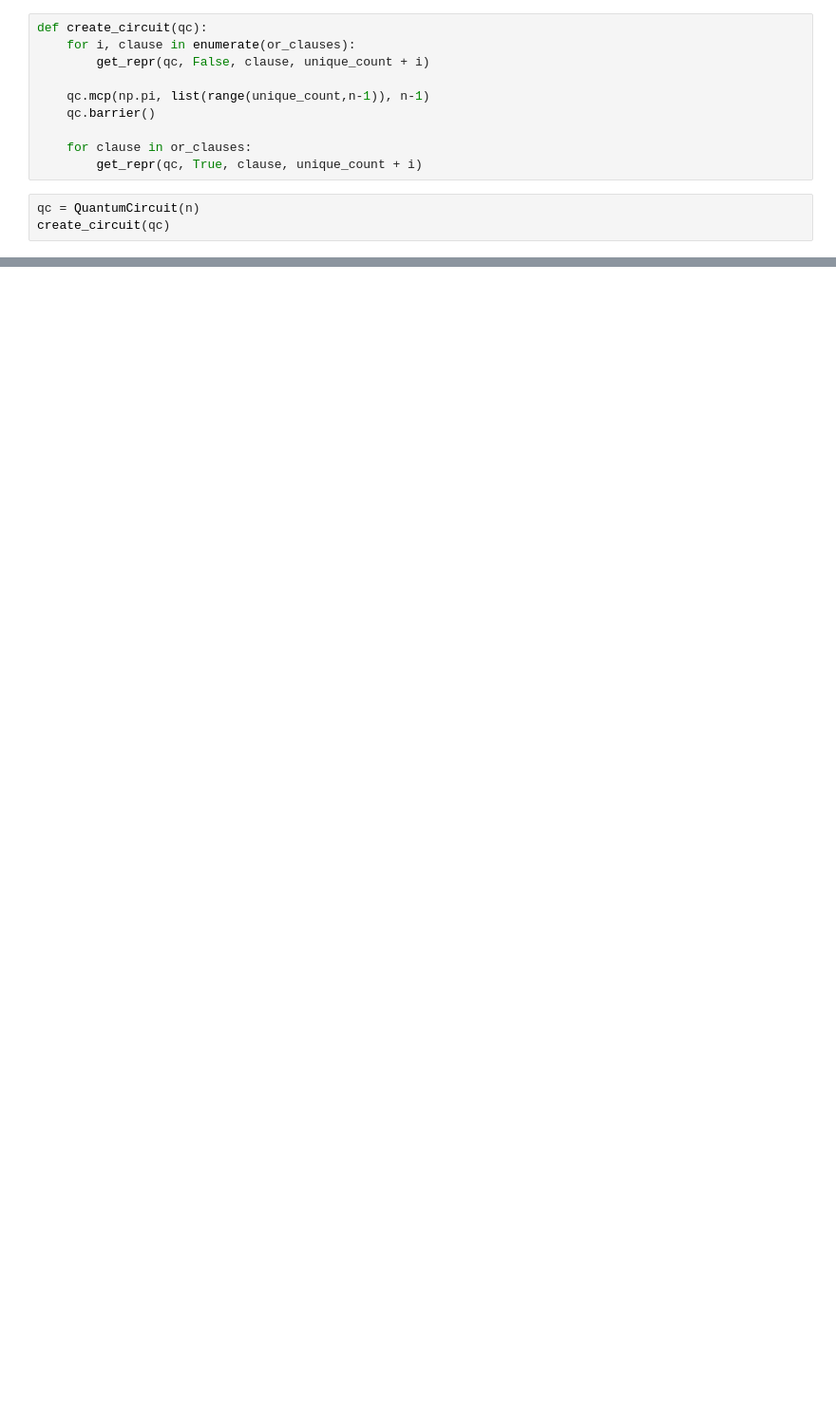
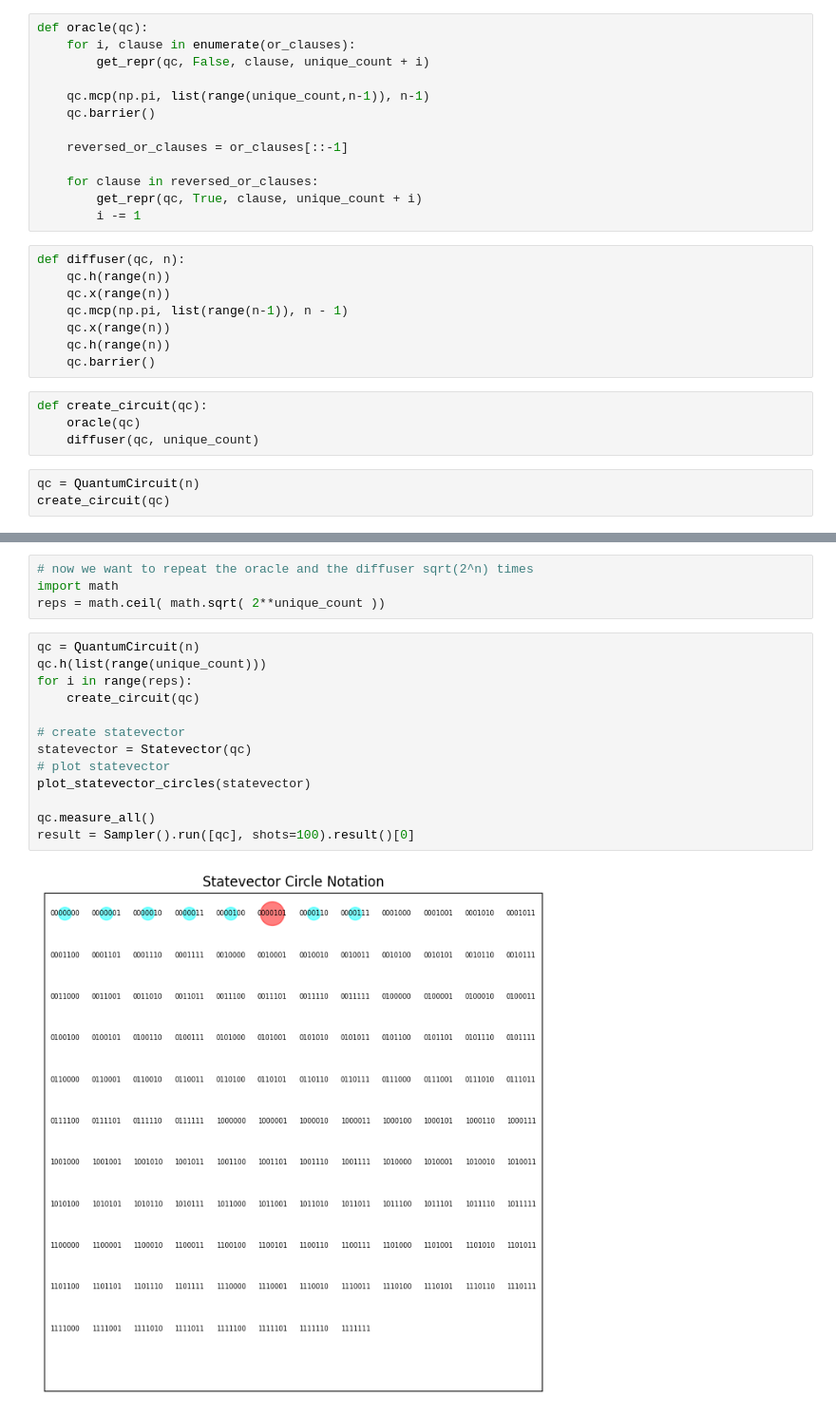
Before and after one commit to michelebanfi/quantum-information-and-algorithms, a Jupyter notebook: Exercises_05.ipynb, the cells around one changed output, grey strips where cells are left out. Shown at 95% size. Saved outputs shown, nothing was run; the diff lists cells and outputs as text; blank space fills up the shorter version.

```diff
--- a/Exercises_05.ipynb
+++ b/Exercises_05.ipynb
@@ -363,15 +363,30 @@ def get_repr(qc, is_inv, clause, i):
     if second: qc.x(pos2)
     qc.barrier()
 # %%
-def create_circuit(qc):
+def oracle(qc):
     for i, clause in enumerate(or_clauses):
         get_repr(qc, False, clause, unique_count + i)
 
     qc.mcp(np.pi, list(range(unique_count,n-1)), n-1)
     qc.barrier()
 
-    for clause in or_clauses:
+    reversed_or_clauses = or_clauses[::-1]
+
+    for clause in reversed_or_clauses:
         get_repr(qc, True, clause, unique_count + i)
+        i -= 1
+# %%
+def diffuser(qc, n):
+    qc.h(range(n))
+    qc.x(range(n))
+    qc.mcp(np.pi, list(range(n-1)), n - 1)
+    qc.x(range(n))
+    qc.h(range(n))
+    qc.barrier()
+# %%
+def create_circuit(qc):
+    oracle(qc)
+    diffuser(qc, unique_count)
 # %%
 qc = QuantumCircuit(n)
 create_circuit(qc)
@@ -381,0 +397,19 @@ circuit_drawer(qc, output="latex")
+# %%
+# now we want to repeat the oracle and the diffuser sqrt(2^n) times
+import math
+reps = math.ceil( math.sqrt( 2**unique_count ))
+# %%
+qc = QuantumCircuit(n)
+qc.h(list(range(unique_count)))
+for i in range(reps):
+    create_circuit(qc)
+
+# create statevector
+statevector = Statevector(qc)
+# plot statevector
+plot_statevector_circles(statevector)
+
+qc.measure_all()
+result = Sampler().run([qc], shots=100).result()[0]
+# %% [output]
+[figure, added]
```
Also changed, not shown: parts of 5 cells of this notebook, 1 other file.
